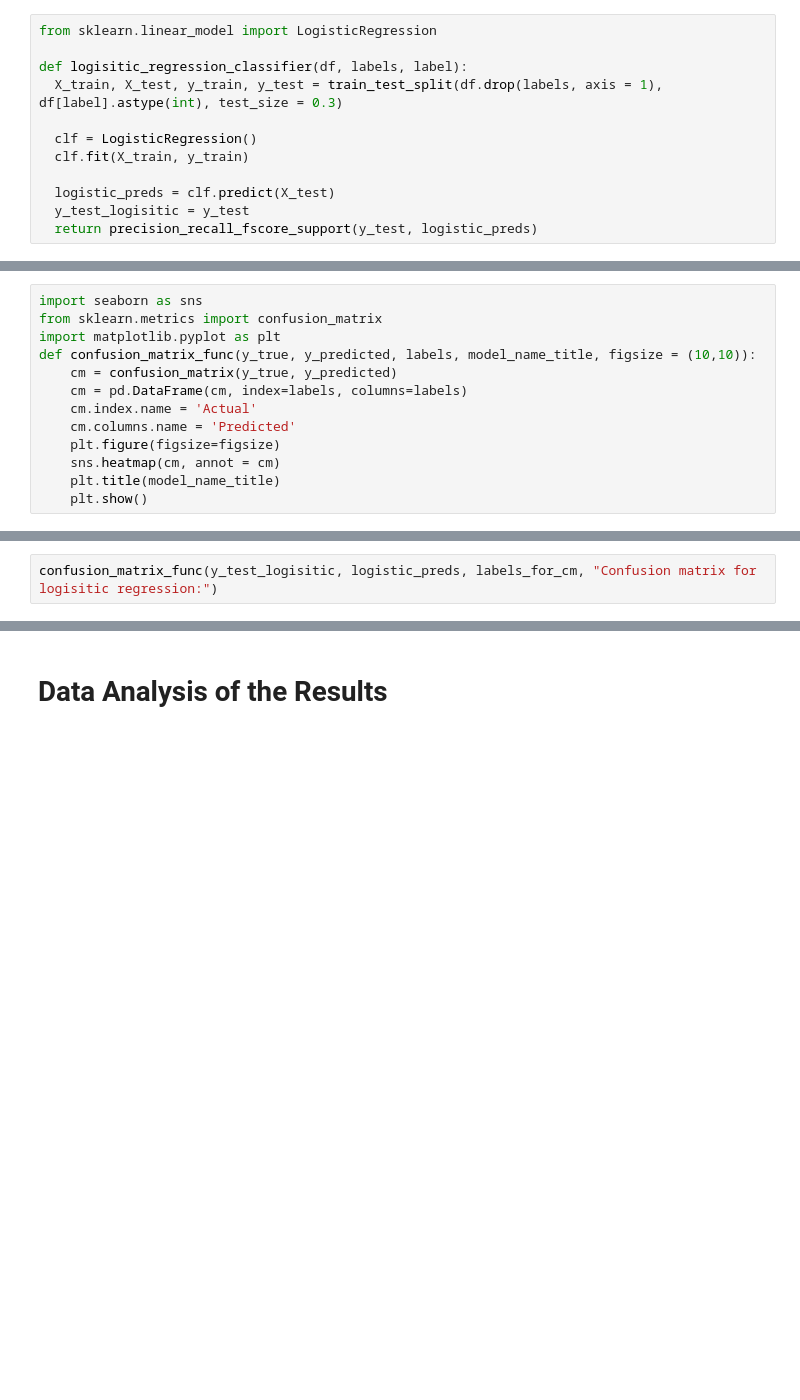
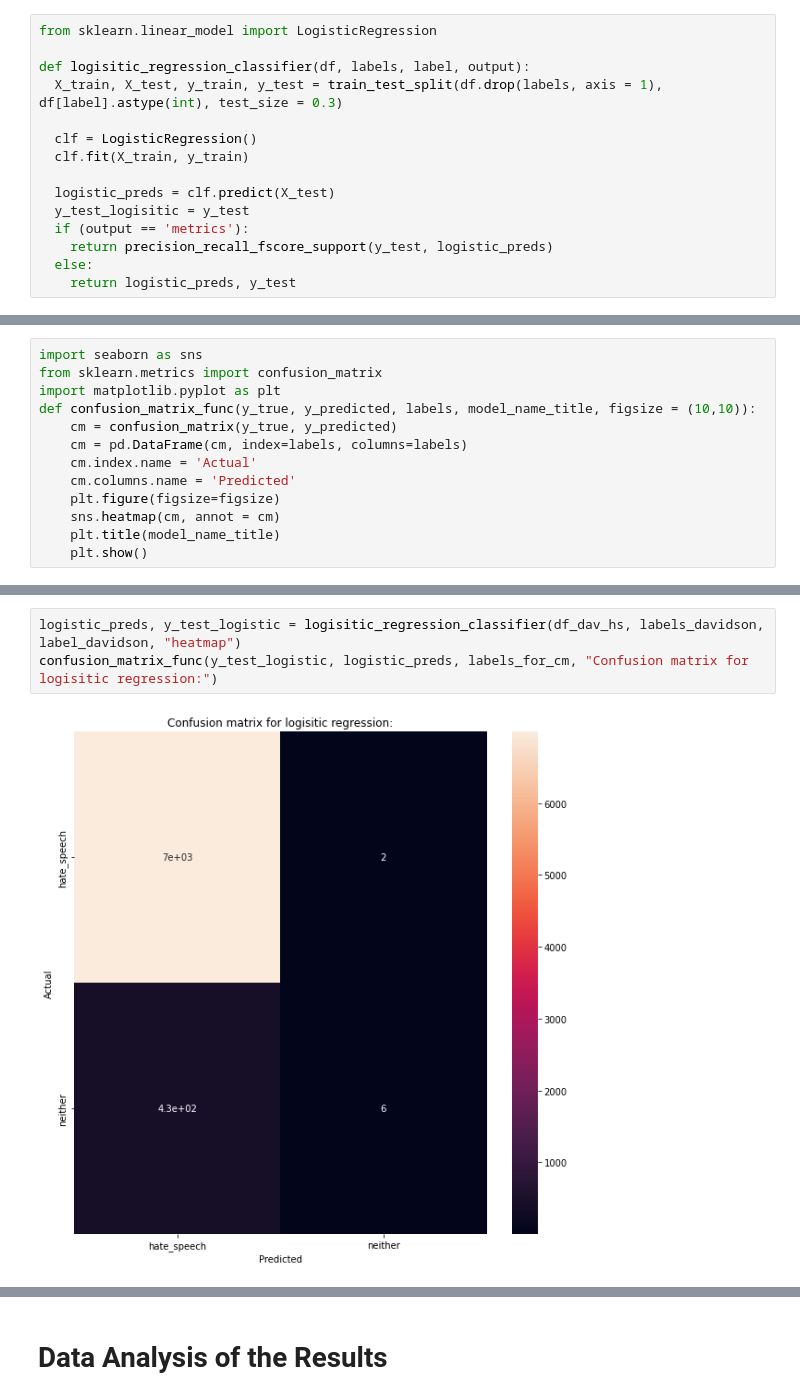
Before and after one commit to zuziamatysiak/cis419-hate-speech, a Jupyter notebook: colab notebooks/CIS_419_Project.ipynb, the cells around one changed output, grey strips where cells are left out. Drawn from its saved outputs; the diff is of its cells as text; blank space fills up the shorter version.

```diff
--- a/colab notebooks/CIS_419_Project.ipynb
+++ b/colab notebooks/CIS_419_Project.ipynb
@@ -374,7 +466,7 @@ def adaboost_classifier(df, labels, label):
 # %%
 from sklearn.linear_model import LogisticRegression
 
-def logisitic_regression_classifier(df, labels, label):
+def logisitic_regression_classifier(df, labels, label, output):
   X_train, X_test, y_train, y_test = train_test_split(df.drop(labels, axis = 1), df[label].astype(int), test_size = 0.3)
 
   clf = LogisticRegression()
@@ -382,7 +474,10 @@ def logisitic_regression_classifier(df, labels, label):
 
   logistic_preds = clf.predict(X_test)
   y_test_logisitic = y_test
-  return precision_recall_fscore_support(y_test, logistic_preds)
+  if (output == 'metrics'):
+    return precision_recall_fscore_support(y_test, logistic_preds)
+  else:
+    return logistic_preds, y_test
 # %% [markdown]
 ## Linear Regression
 Here we will explore linear regression. We will use MSE, R2 score, and RMSE to assess our results because we cannot use precision, accuracy, and recall for Linear Regression.
@@ -746,2 +1374,5 @@ confusion_matrix_func(y_test_adaboost, adaboost_preds, labels_for_cm, "Confusion
 # %%
-confusion_matrix_func(y_test_logisitic, logistic_preds, labels_for_cm, "Confusion matrix for logisitic regression:")
+logistic_preds, y_test_logistic = logisitic_regression_classifier(df_dav_hs, labels_davidson, label_davidson, "heatmap")
+confusion_matrix_func(y_test_logistic, logistic_preds, labels_for_cm, "Confusion matrix for logisitic regression:")
+# %% [output]
+[figure, added]
```
Also changed, not shown: parts of 156 cells of this notebook.
